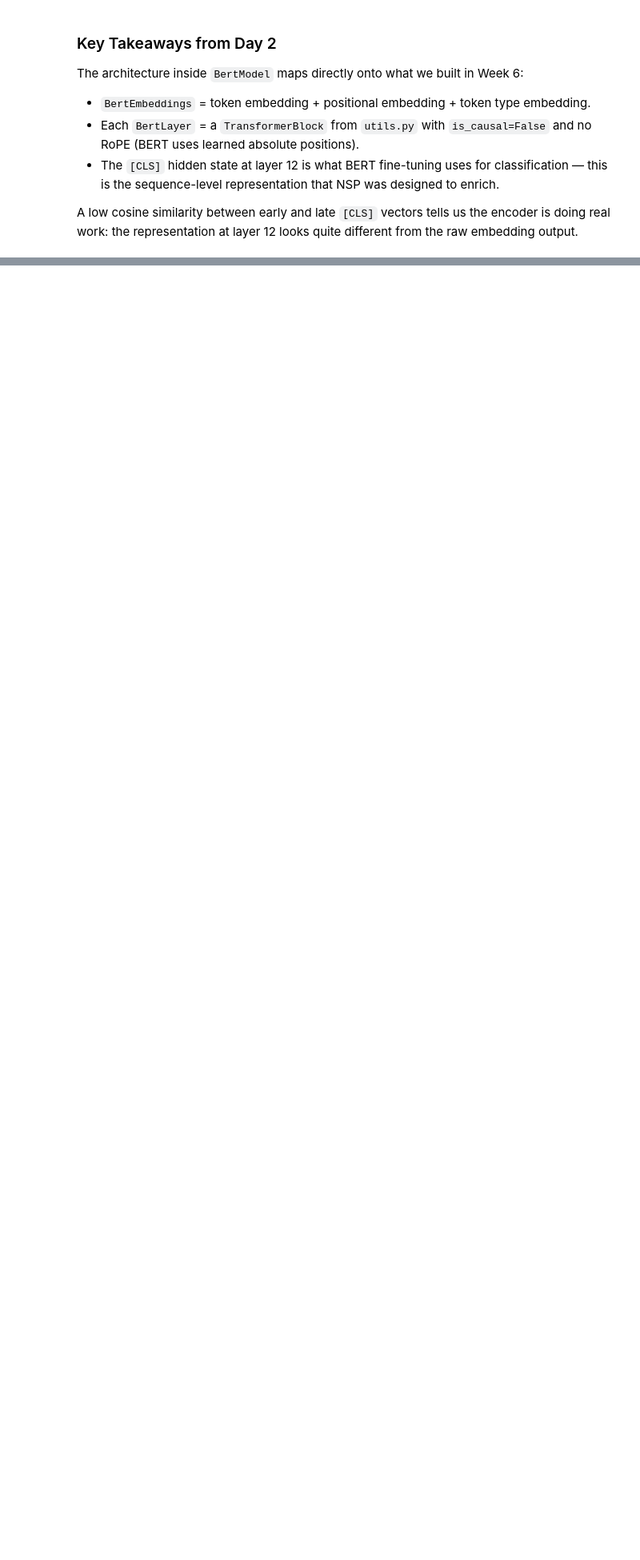
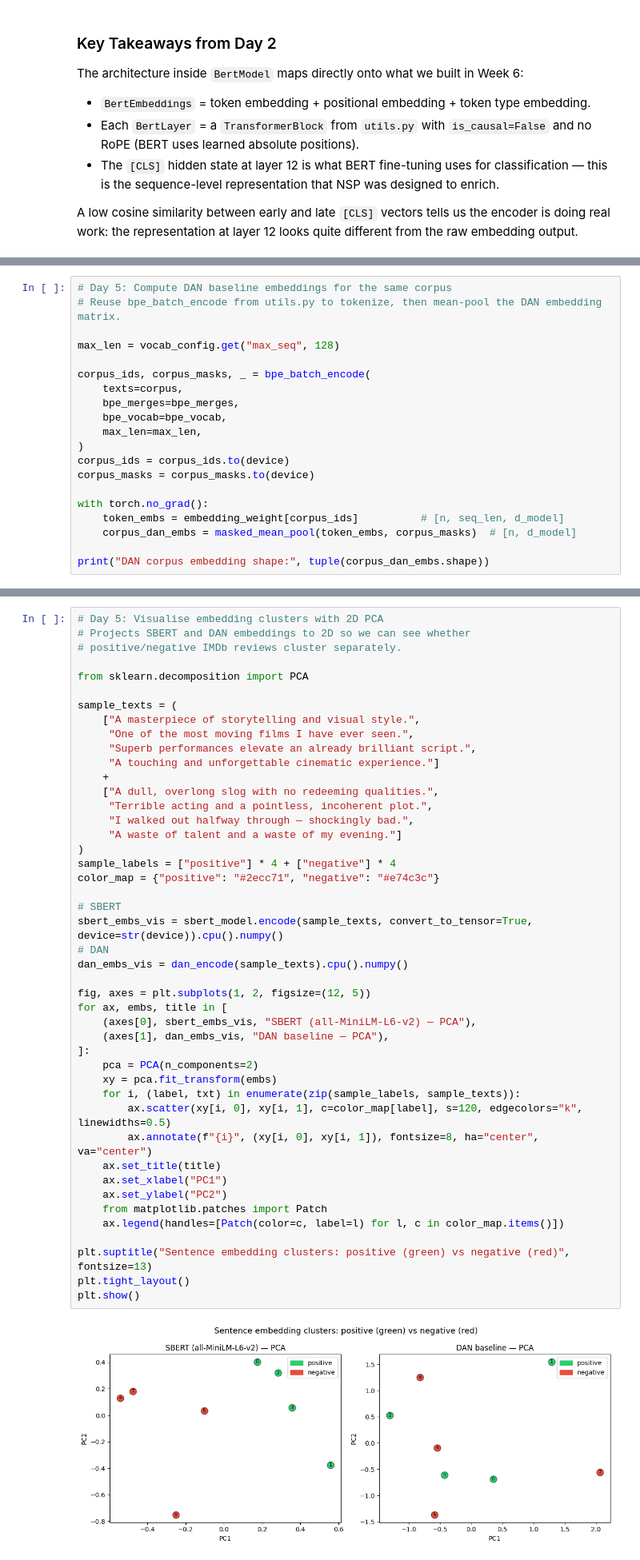
Before and after one commit to mdossett204/AI-maths-foundations, a Jupyter notebook: NLP-learning-notebooks/week7-BERT/Week_7_encoder.ipynb, the cells around one changed output, grey strips where cells are left out. Shown at 80% size. Saved outputs shown, nothing was run; the diff lists cells and outputs as text; blank space fills up the shorter version.

```diff
--- a/NLP-learning-notebooks/week7-BERT/Week_7_encoder.ipynb
+++ b/NLP-learning-notebooks/week7-BERT/Week_7_encoder.ipynb
@@ -523,0 +937,20 @@ print(f"Similarity ('{sentences[0]}' vs '{sentences[2]}'): {sim_0_2.item():.4f}"
+# %%
+# Day 5: Compute DAN baseline embeddings for the same corpus
+# Reuse bpe_batch_encode from utils.py to tokenize, then mean-pool the DAN embedding matrix.
+
+max_len = vocab_config.get("max_seq", 128)
+
+corpus_ids, corpus_masks, _ = bpe_batch_encode(
+    texts=corpus,
+    bpe_merges=bpe_merges,
+    bpe_vocab=bpe_vocab,
+    max_len=max_len,
+)
+corpus_ids = corpus_ids.to(device)
+corpus_masks = corpus_masks.to(device)
+
+with torch.no_grad():
+    token_embs = embedding_weight[corpus_ids]          # [n, seq_len, d_model]
+    corpus_dan_embs = masked_mean_pool(token_embs, corpus_masks)  # [n, d_model]
+
+print("DAN corpus embedding shape:", tuple(corpus_dan_embs.shape))
@@ -523,0 +1091,47 @@ print(f"Similarity ('{sentences[0]}' vs '{sentences[2]}'): {sim_0_2.item():.4f}"
+# %%
+# Day 5: Visualise embedding clusters with 2D PCA
+# Projects SBERT and DAN embeddings to 2D so we can see whether
+# positive/negative IMDb reviews cluster separately.
+
+from sklearn.decomposition import PCA
+
+sample_texts = (
+    ["A masterpiece of storytelling and visual style.",
+     "One of the most moving films I have ever seen.",
+     "Superb performances elevate an already brilliant script.",
+     "A touching and unforgettable cinematic experience."]
+    +
+    ["A dull, overlong slog with no redeeming qualities.",
+     "Terrible acting and a pointless, incoherent plot.",
+     "I walked out halfway through — shockingly bad.",
+     "A waste of talent and a waste of my evening."]
+)
+sample_labels = ["positive"] * 4 + ["negative"] * 4
+color_map = {"positive": "#2ecc71", "negative": "#e74c3c"}
+
+# SBERT
+sbert_embs_vis = sbert_model.encode(sample_texts, convert_to_tensor=True, device=str(device)).cpu().numpy()
+# DAN
+dan_embs_vis = dan_encode(sample_texts).cpu().numpy()
+
+fig, axes = plt.subplots(1, 2, figsize=(12, 5))
+for ax, embs, title in [
+    (axes[0], sbert_embs_vis, "SBERT (all-MiniLM-L6-v2) — PCA"),
+    (axes[1], dan_embs_vis, "DAN baseline — PCA"),
+]:
+    pca = PCA(n_components=2)
+    xy = pca.fit_transform(embs)
+    for i, (label, txt) in enumerate(zip(sample_labels, sample_texts)):
+        ax.scatter(xy[i, 0], xy[i, 1], c=color_map[label], s=120, edgecolors="k", linewidths=0.5)
+        ax.annotate(f"{i}", (xy[i, 0], xy[i, 1]), fontsize=8, ha="center", va="center")
+    ax.set_title(title)
+    ax.set_xlabel("PC1")
+    ax.set_ylabel("PC2")
+    from matplotlib.patches import Patch
+    ax.legend(handles=[Patch(color=c, label=l) for l, c in color_map.items()])
+
+plt.suptitle("Sentence embedding clusters: positive (green) vs negative (red)", fontsize=13)
+plt.tight_layout()
+plt.show()
+# %% [output]
+[figure, added]
```
Also changed, not shown: parts of 27 cells of this notebook, 1 other file.
